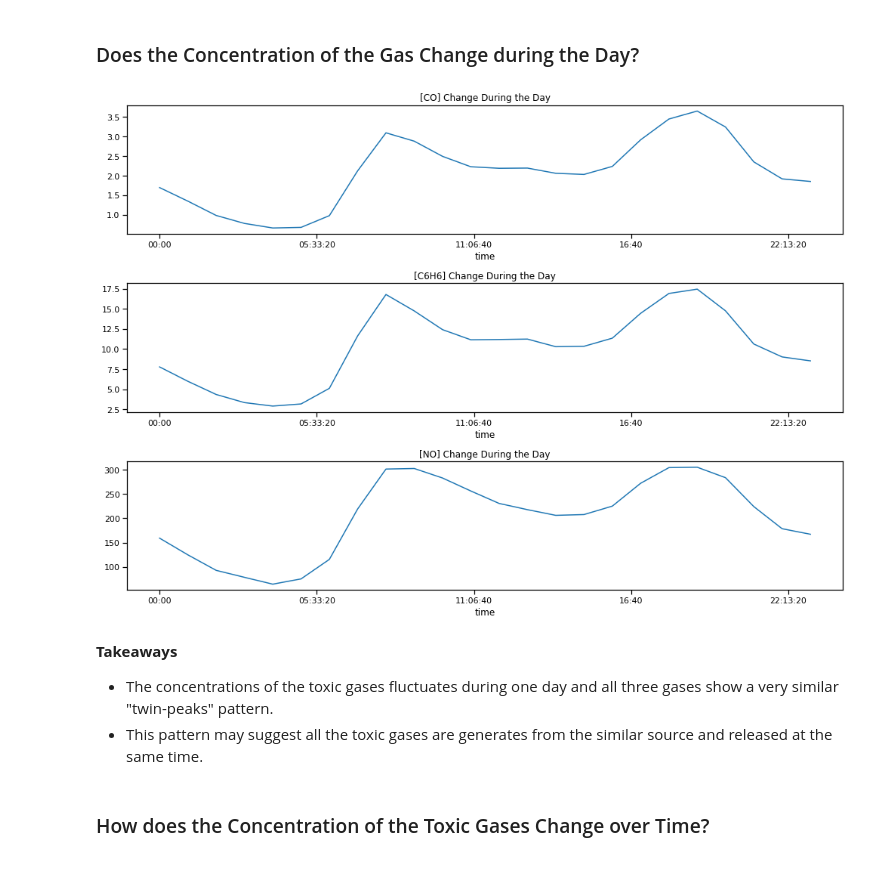
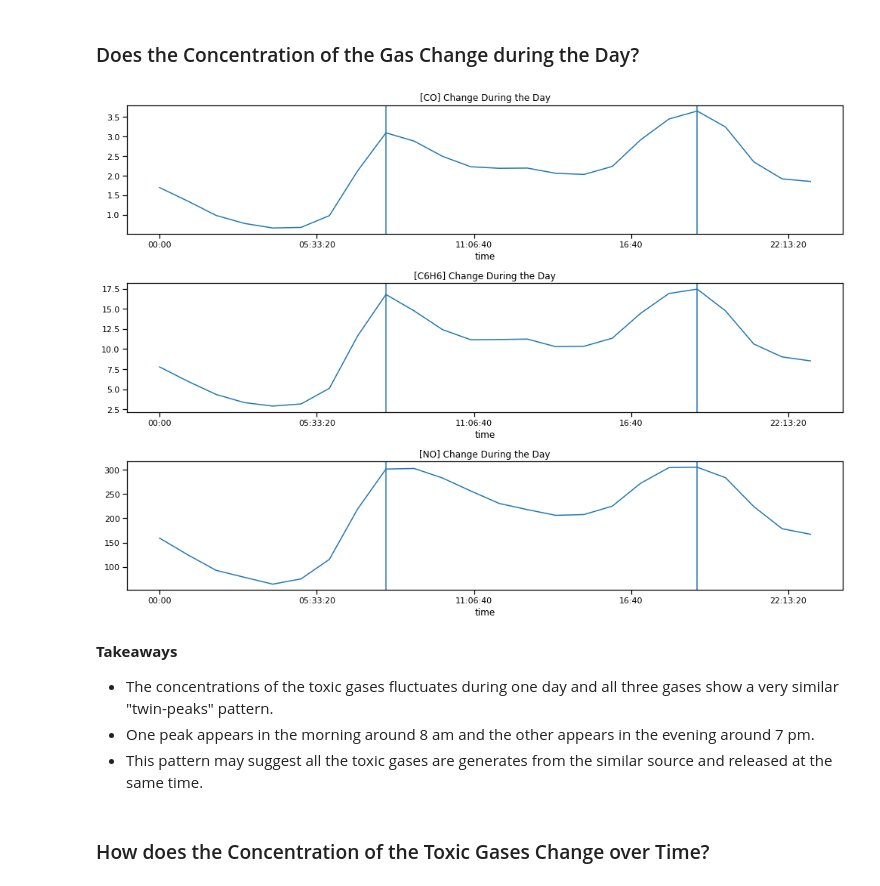
Before and after one commit to Yongliang-Shi/predicting-air-pollution, a Jupyter notebook: MVP.ipynb, the cells around one changed output. Drawn from its saved outputs; the diff is of its cells as text; code cells hidden in the pictures.

```diff
--- a/MVP.ipynb
+++ b/MVP.ipynb
@@ -432,27 +432,35 @@ Name: time, dtype: int64
 # %%
 # Plot the
 
 plt.figure(figsize=(14,10))
 
 plt.subplot(311)
 df.groupby('time').carbon_monoxide.mean().plot()
 plt.title('[CO] Change During the Day')
+plt.axvline(x="8:00:00")
+plt.axvline(x="19:00:00")
+
 
 plt.subplot(312)
 df.groupby('time').benzene.mean().plot()
 plt.title('[C6H6] Change During the Day')
+plt.axvline(x="8:00:00")
+plt.axvline(x="19:00:00")
 
 plt.subplot(313)
 df.groupby('time').nitrogen_oxides.mean().plot()
 plt.title('[NO] Change During the Day')
+plt.axvline(x="8:00:00")
+plt.axvline(x="19:00:00")
 
 plt.tight_layout()
 plt.show()
 # %% [output]
-[figure, old version]
+[figure, new version]
 # %% [markdown]
 **Takeaways**
 - The concentrations of the toxic gases fluctuates during one day and all three gases show a very similar "twin-peaks" pattern.
+- One peak appears in the morning around 8 am and the other appears in the evening around 7 pm.
 - This pattern may suggest all the toxic gases are generates from the similar source and released at the same time.
 # %% [markdown]
 ### How does the Concentration of the Toxic Gases Change over Time?
```
Also changed, not shown: parts of 3 cells of this notebook.
